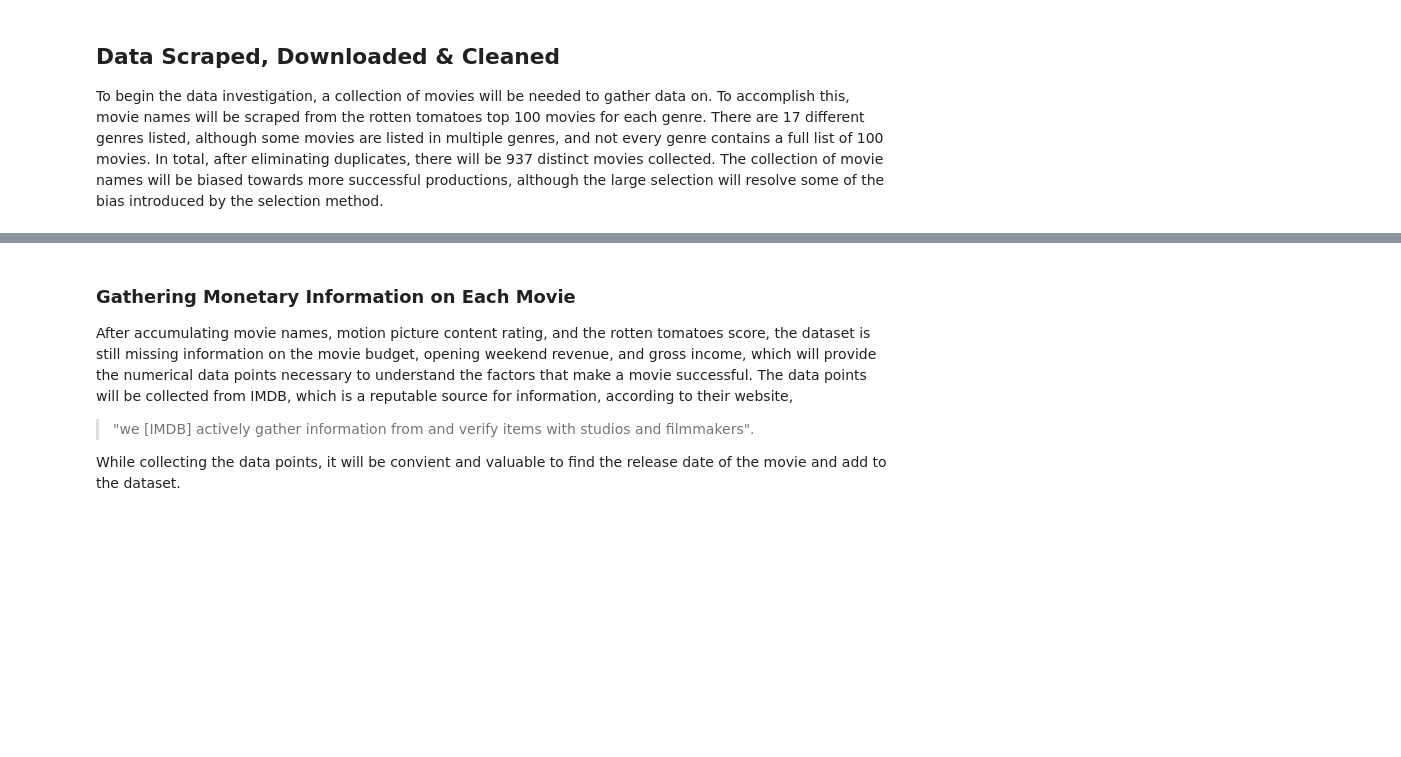
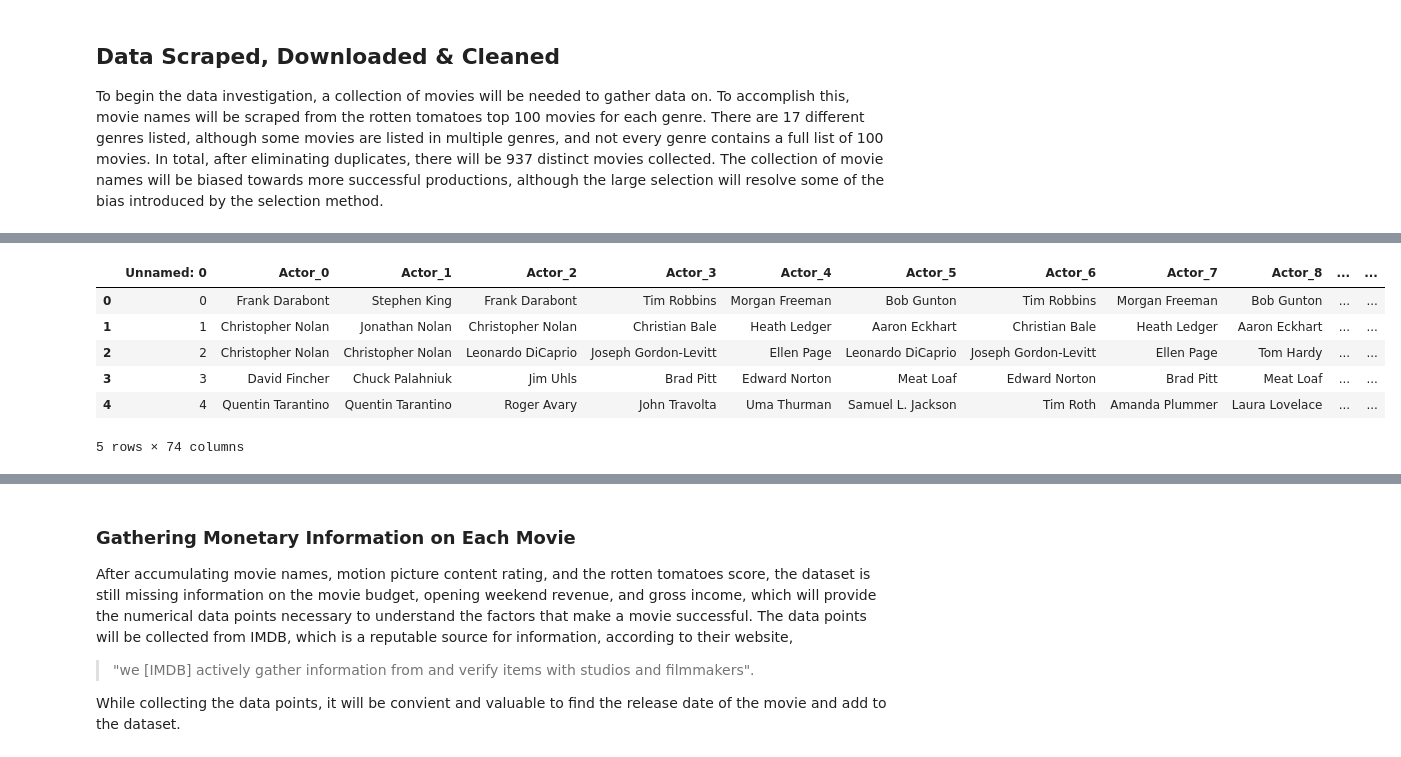
Before and after one commit to brookemosby/Movies, a Jupyter notebook: Jarvis_Project.ipynb, the cells around one changed output, grey strips where cells are left out. Cells and saved outputs as stored; diff of their text form; code cells hidden in the pictures; blank space fills up the shorter version.

```diff
--- a/Jarvis_Project.ipynb
+++ b/Jarvis_Project.ipynb
@@ -136,0 +147,39 @@ df1.sample(5)
+# %%
+genres = set()
+for g_l in df1['Genres']:
+    for genre in g_l.split(','):
+        genres.add(genre)
+genres = list(genres)
+def genre_bool(row):
+    for genre in genres:
+        if genre in row['Genres']:
+            row["Genre: " +genre]=1
+        else:
+            row["Genre: " +genre]=0
+    return row
+df1 = df1.apply(genre_bool, axis = 1)
+del df1['Genres']
+
+ratings = set()
+for r in df1['Content Rating']:
+    ratings.add(r)
+ratings = list(ratings)
+def rating_bool(row):
+    for rating in ratings:
+        if rating == row['Content Rating']:
+            row["Content Rating: "+rating]=1
+        else:
+            row["Content Rating: "+rating]=0
+    return row
+
+df1 = df1.apply(rating_bool, axis = 1)
+del df1['Content Rating']
+df1.head()
+# %% [output]
+|  | Unnamed: 0 | Actor_0 | Actor_1 | Actor_2 | Actor_3 | Actor_4 | Actor_5 | Actor_6 | Actor_7 | Actor_8 | ... | ... |
+| 0 | 0 | Frank Darabont | Stephen King | Frank Darabont | Tim Robbins | Morgan Freeman | Bob Gunton | Tim Robbins | Morgan Freeman | Bob Gunton | ... | ... |
+| 1 | 1 | Christopher Nolan | Jonathan Nolan | Christopher Nolan | Christian Bale | Heath Ledger | Aaron Eckhart | Christian Bale | Heath Ledger | Aaron Eckhart | ... | ... |
+| 2 | 2 | Christopher Nolan | Christopher Nolan | Leonardo DiCaprio | Joseph Gordon-Levitt | Ellen Page | Leonardo DiCaprio | Joseph Gordon-Levitt | Ellen Page | Tom Hardy | ... | ... |
+| 3 | 3 | David Fincher | Chuck Palahniuk | Jim Uhls | Brad Pitt | Edward Norton | Meat Loaf | Edward Norton | Brad Pitt | Meat Loaf | ... | ... |
+| 4 | 4 | Quentin Tarantino | Quentin Tarantino | Roger Avary | John Travolta | Uma Thurman | Samuel L. Jackson | Tim Roth | Amanda Plummer | Laura Lovelace | ... | ... |
+5 rows × 74 columns
```
Also changed, not shown: parts of 12 cells of this notebook, 4 other files.
